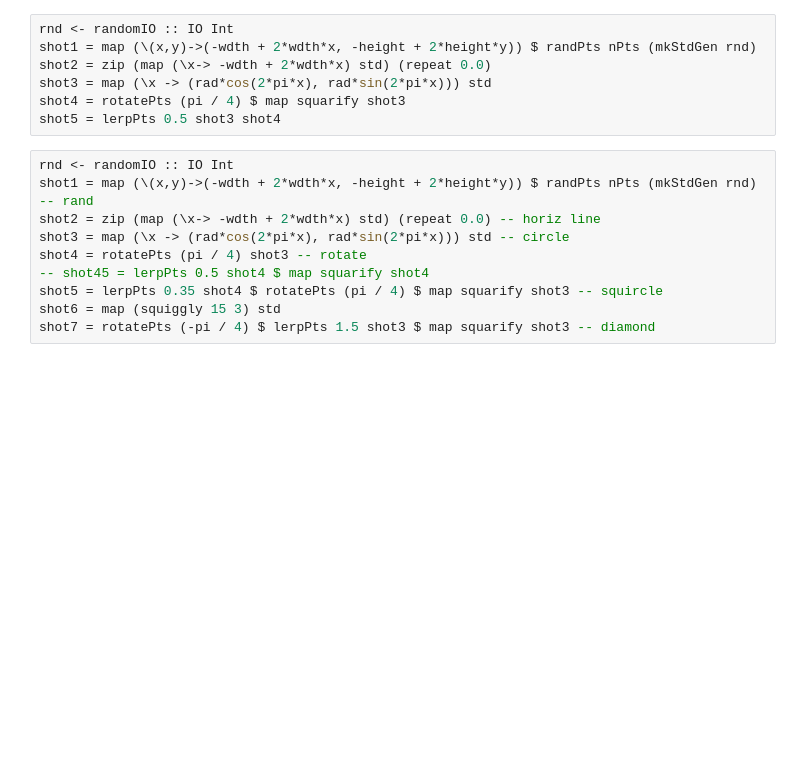
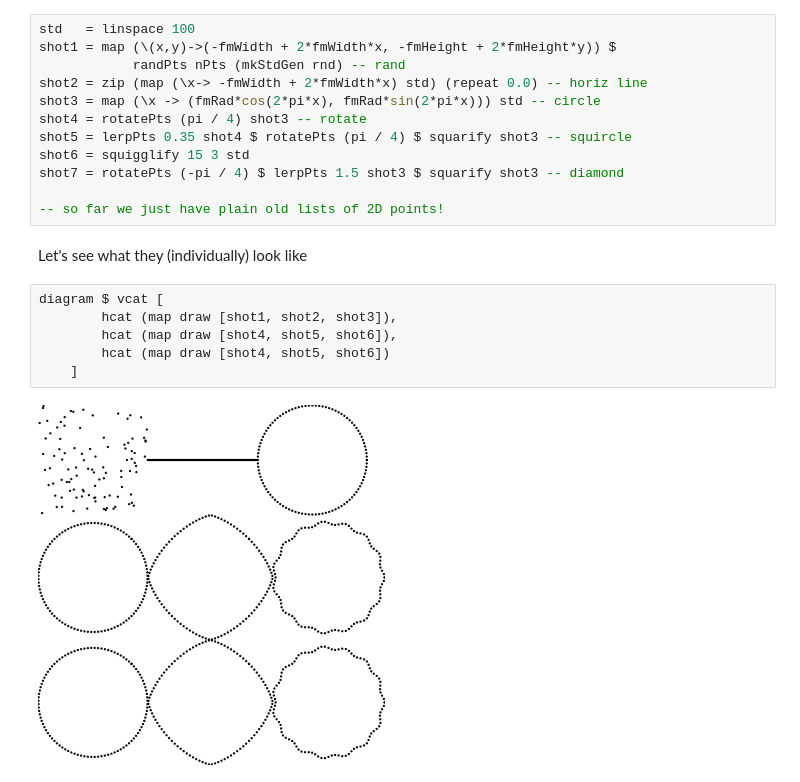
Before and after one commit to sam46/FuncMorph, a Jupyter notebook: fmorph.ipynb, the cells around one changed output. Drawn from its saved outputs; the diff is of its cells as text; blank space fills up the shorter version.

```diff
--- a/fmorph.ipynb
+++ b/fmorph.ipynb
@@ -57,17 +55,22 @@ play xs = movie $ zipWith ($)
 # %%
-rnd <- randomIO :: IO Int
-shot1 = map (\(x,y)->(-wdth + 2*wdth*x, -height + 2*height*y)) $ randPts nPts (mkStdGen rnd)
-shot2 = zip (map (\x-> -wdth + 2*wdth*x) std) (repeat 0.0)
-shot3 = map (\x -> (rad*cos(2*pi*x), rad*sin(2*pi*x))) std
-shot4 = rotatePts (pi / 4) $ map squarify shot3
-shot5 = lerpPts 0.5 shot3 shot4
+std   = linspace 100
+shot1 = map (\(x,y)->(-fmWidth + 2*fmWidth*x, -fmHeight + 2*fmHeight*y)) $
+            randPts nPts (mkStdGen rnd) -- rand
+shot2 = zip (map (\x-> -fmWidth + 2*fmWidth*x) std) (repeat 0.0) -- horiz line
+shot3 = map (\x -> (fmRad*cos(2*pi*x), fmRad*sin(2*pi*x))) std -- circle
+shot4 = rotatePts (pi / 4) shot3 -- rotate
+shot5 = lerpPts 0.35 shot4 $ rotatePts (pi / 4) $ squarify shot3 -- squircle
+shot6 = squigglify 15 3 std
+shot7 = rotatePts (-pi / 4) $ lerpPts 1.5 shot3 $ squarify shot3 -- diamond
+
+-- so far we just have plain old lists of 2D points!
-# %%
-rnd <- randomIO :: IO Int
-shot1 = map (\(x,y)->(-wdth + 2*wdth*x, -height + 2*height*y)) $ randPts nPts (mkStdGen rnd) -- rand
-shot2 = zip (map (\x-> -wdth + 2*wdth*x) std) (repeat 0.0) -- horiz line
-shot3 = map (\x -> (rad*cos(2*pi*x), rad*sin(2*pi*x))) std -- circle
-shot4 = rotatePts (pi / 4) shot3 -- rotate
--- shot45 = lerpPts 0.5 shot4 $ map squarify shot4
-shot5 = lerpPts 0.35 shot4 $ rotatePts (pi / 4) $ map squarify shot3 -- squircle
-shot6 = map (squiggly 15 3) std
-shot7 = rotatePts (-pi / 4) $ lerpPts 1.5 shot3 $ map squarify shot3 -- diamond
+# %% [markdown]
+Let's see what they (individually) look like
+# %%
+diagram $ vcat [
+        hcat (map draw [shot1, shot2, shot3]),
+        hcat (map draw [shot4, shot5, shot6]),
+        hcat (map draw [shot4, shot5, shot6])
+    ]
+# %% [output]
+[figure, added]
```
Also changed, not shown: parts of 24 cells of this notebook.
